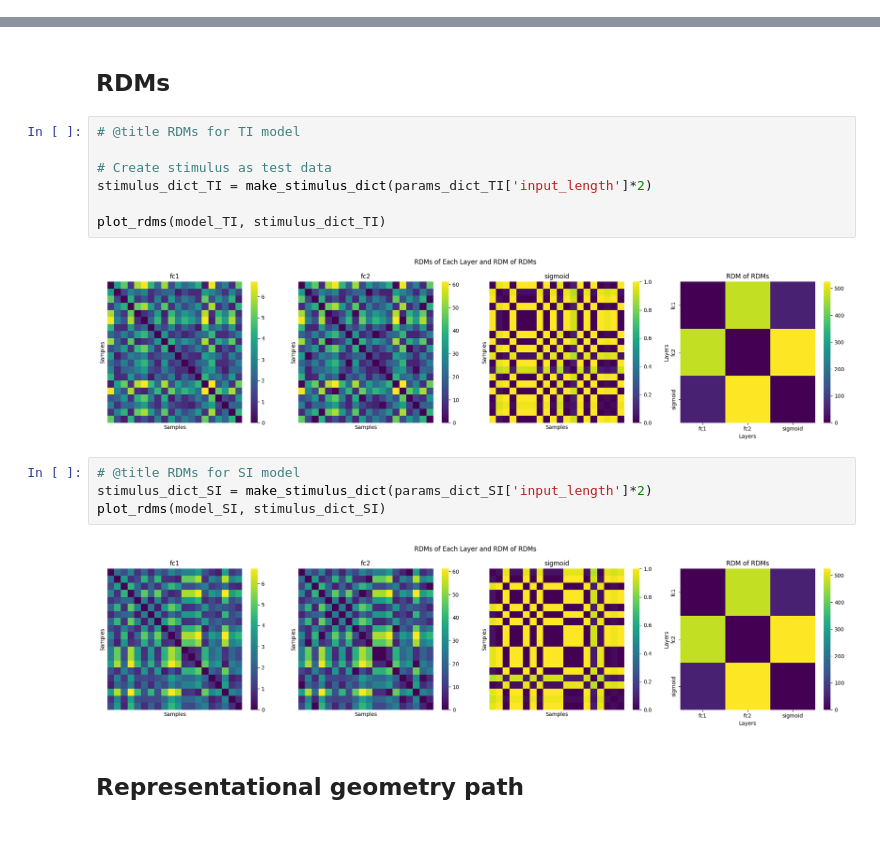
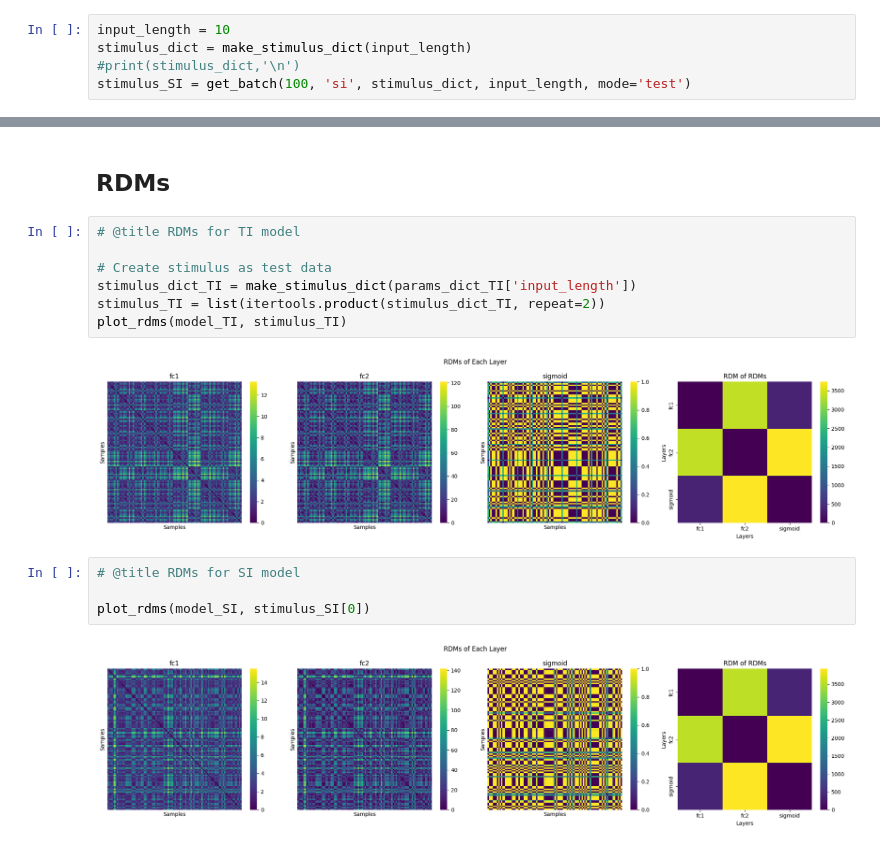
Before and after one commit to Xemin0/NeuroAIProj_Abstract, a Jupyter notebook: NMA_NeuroAI_Similarity.ipynb, the cells around one changed output, grey strips where cells are left out. Cells and saved outputs as stored; diff of their text form.

```diff
--- a/NMA_NeuroAI_Similarity.ipynb
+++ b/NMA_NeuroAI_Similarity.ipynb
@@ -261,3 +340,8 @@ class Feedforward(nn.Module):
+# %%
+input_length = 10
+stimulus_dict = make_stimulus_dict(input_length)
+#print(stimulus_dict,'\n')
+stimulus_SI = get_batch(100, 'si', stimulus_dict, input_length, mode='test')
 # %%
 #@title Load the saved Feedforward model.
 from google.colab import drive
@@ -281,16 +365,14 @@ Drive already mounted at /content/drive/; to attempt to forcibly remount, call d
 # @title RDMs for TI model
 
 # Create stimulus as test data
-stimulus_dict_TI = make_stimulus_dict(params_dict_TI['input_length']*2)
-
-plot_rdms(model_TI, stimulus_dict_TI)
+stimulus_dict_TI = make_stimulus_dict(params_dict_TI['input_length'])
+stimulus_TI = list(itertools.product(stimulus_dict_TI, repeat=2))
+plot_rdms(model_TI, stimulus_TI)
 # %% [output]
-[figure, old version]
+[figure, new version]
 # %%
 # @title RDMs for SI model
-stimulus_dict_SI = make_stimulus_dict(params_dict_SI['input_length']*2)
-plot_rdms(model_SI, stimulus_dict_SI)
+
+plot_rdms(model_SI, stimulus_SI[0])
 # %% [output]
-[figure, old version]
+[figure, new version]
-# %% [markdown]
-## Representational geometry path
```
Also changed, not shown: parts of 9 cells of this notebook.
